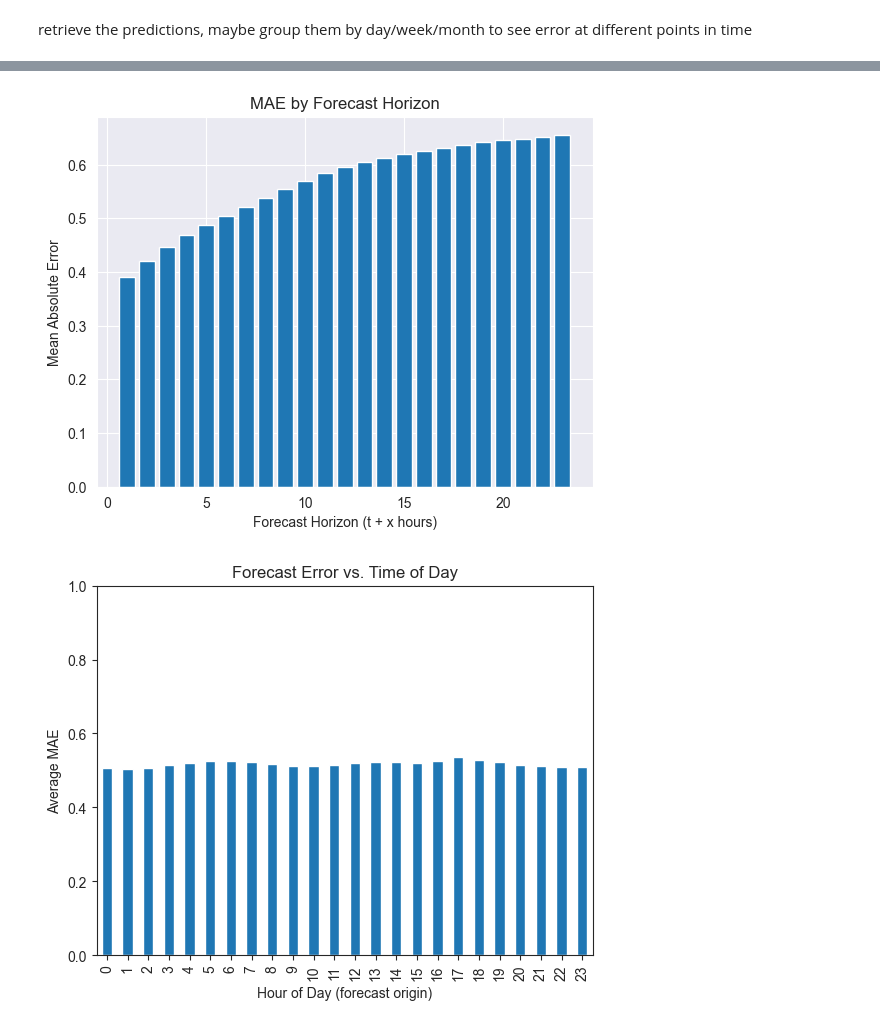
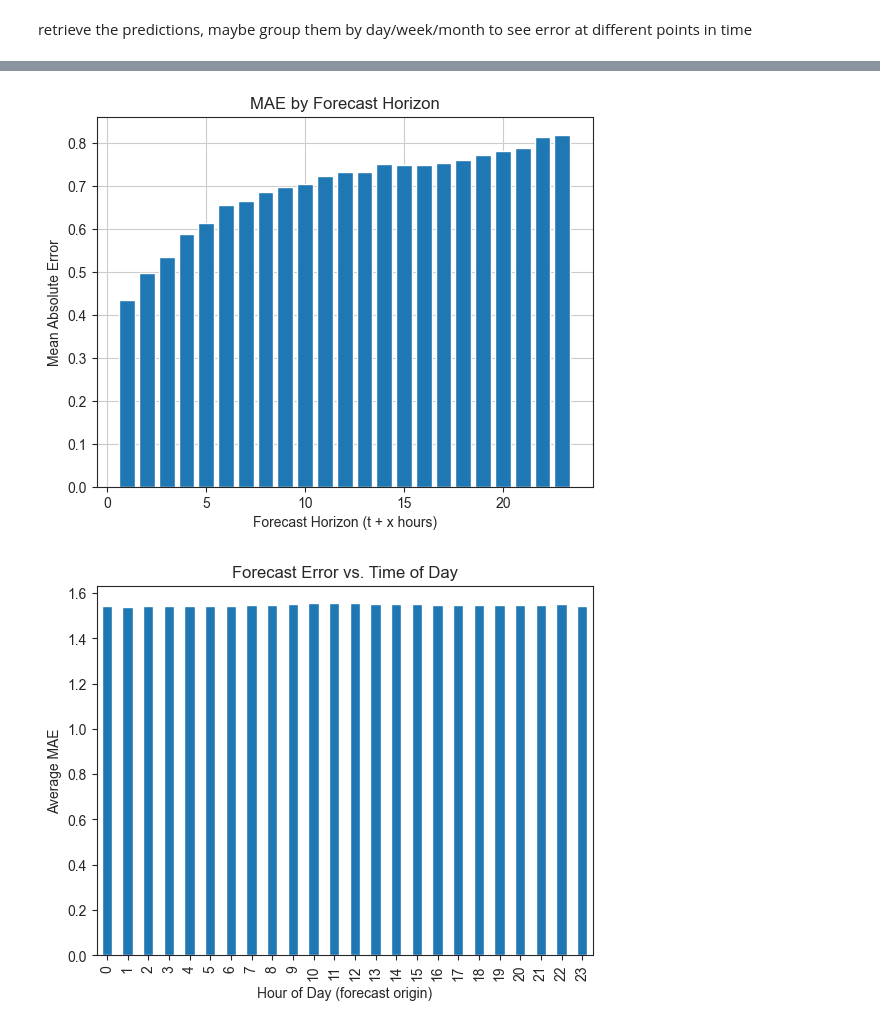
Before and after one commit to valentin-17/epf, a Jupyter notebook: notebooks/other_data_viz.ipynb, the cells around one changed output, grey strips where cells are left out. Cells and saved outputs as stored; diff of their text form; code cells hidden in the pictures.

Commit message:
finished pipeline, dont change anymore, trained first finalized models yay :D

```diff
--- a/notebooks/other_data_viz.ipynb
+++ b/notebooks/other_data_viz.ipynb
@@ -71,8 +82,10 @@ import pandas as pd
 import matplotlib.pyplot as plt
 import seaborn as sns
 
-with open("../data/processed/train_data/train_df.pkl", "rb") as f:
-    train_df = pkl.load(f)
+with open("../models/lstm_all_features.pkl", "rb") as f:
+    model_obj = pkl.load(f)
+
+train_df = model_obj['train_df']
 fs = pd.read_csv("../data/processed/features.csv", index_col=0, parse_dates=True)
 
 feature_set = fs[['de_gas_gen_rm_seasonal', 'de_hard_coal_gen_rm_seasonal', 'de_lignite_gen_rm_seasonal', 'de_solar_gen_rm_seasonal', 'de_wind_gen_offshore_rm_seasonal', 'de_wind_gen_onshore_rm_seasonal', 'ch_load_rm_seasonal', 'de_load_rm_seasonal', 'dk_load_rm_seasonal', 'fr_load_rm_seasonal', 'ch_prices_hat_rm_seasonal', 'de_prices_hat_rm_seasonal', 'dk1_prices_hat_rm_seasonal', 'dk2_prices_hat_rm_seasonal', 'fr_prices_hat_rm_seasonal']]
@@ -156,7 +169,7 @@ sec2.set_xticks(ticks=[5.5, 9.5], labels=[])
 sec2.tick_params('x', length=40, width=0.5)
 sec2.spines["bottom"].set_visible(False)
 
-plt.savefig("../reports/figures/normed_feature_distribution_corrected.pdf", dpi=300, bbox_inches='tight')
+plt.savefig("../reports/figures/normed_feature_distribution.pdf", dpi=300, bbox_inches='tight')
 
 plt.show()
 # %% [markdown]
@@ -263,24 +288,26 @@ plt.title("MAE by Forecast Horizon")
 plt.grid(True)
 plt.show()
 # %% [output]
-[figure, old version]
+[figure, new version]
 # %%
 df_errors = df_preds.copy()
 df_errors.iloc[:, 1:] = np.abs(df_preds.iloc[:, 1:] - df_trues.iloc[:, 1:])
 
 df_errors["hour"] = df_errors.index.hour
+df_errors["day"] = df_errors.index.day
+df_errors["month"] = df_errors.index.month
+df_errors["weekday"] = df_errors.index.weekday + 1
 hourly_mae = df_errors.groupby("hour").mean().mean(axis=1)
 
 sns.set_style('ticks')
 
 hourly_mae.plot(kind="bar")
 plt.xlabel("Hour of Day (forecast origin)")
 plt.ylabel("Average MAE")
 plt.title("Forecast Error vs. Time of Day")
-plt.ylim(0,1)
 plt.show()
 # %% [output]
-[figure, old version]
+[figure, new version]
 # %%
 import pandas as pd
 
```
Also changed, not shown: parts of 10 cells of this notebook, 6 other files.
